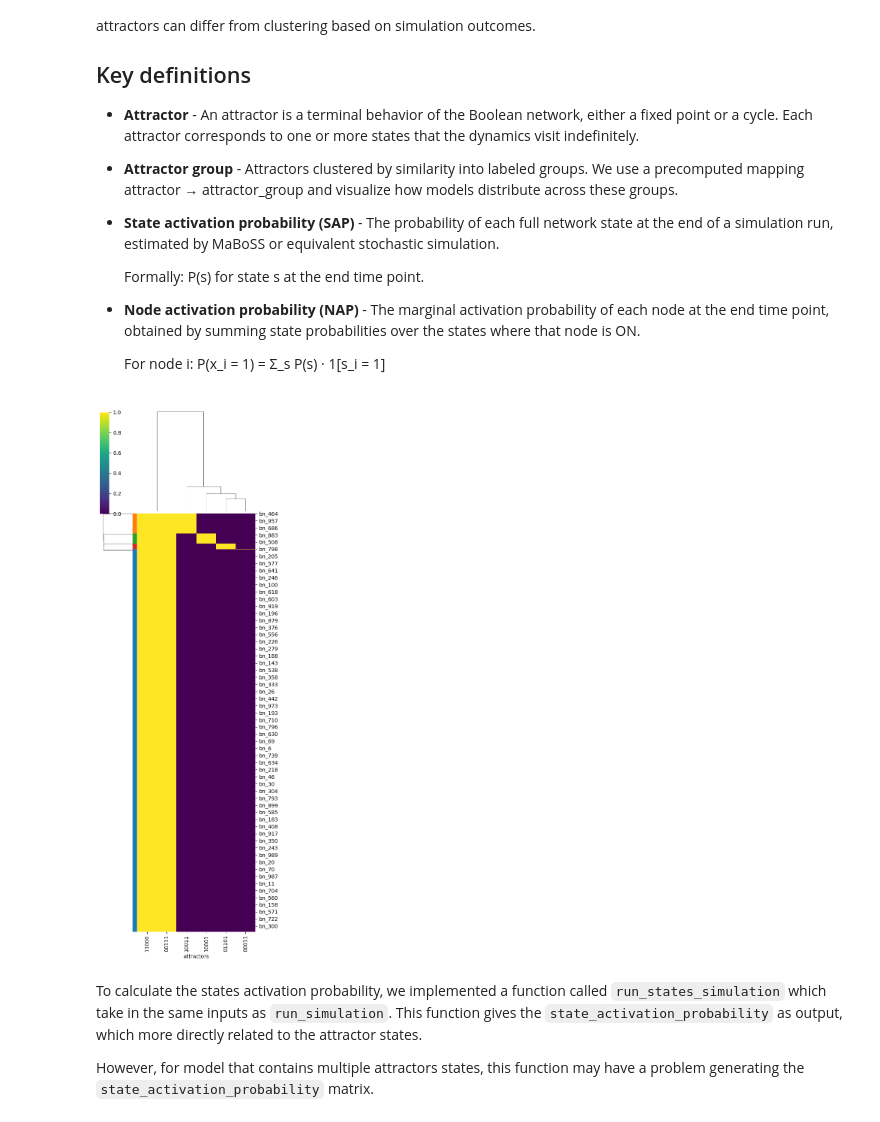
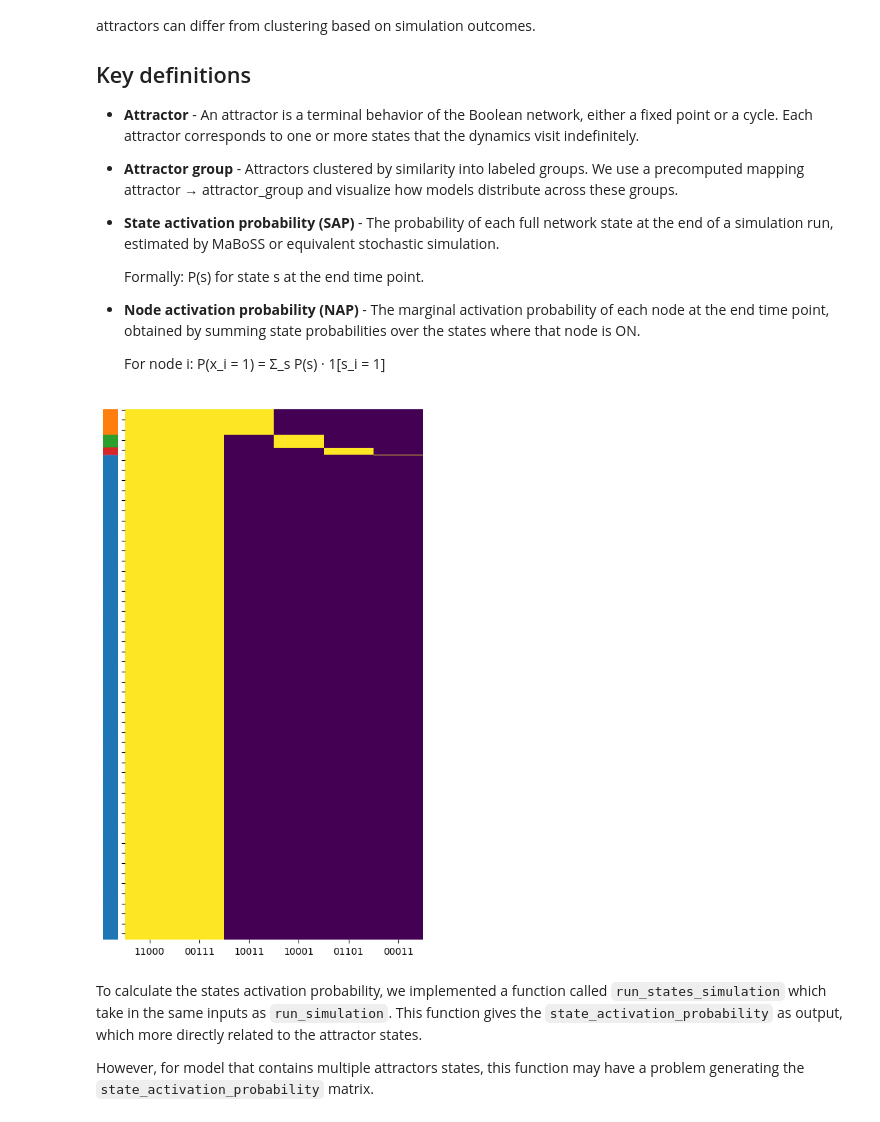
Before and after one commit to sysbio-curie/AstroLogics, a Jupyter notebook: scripts/SupplementaryAnalysis_Cortical Area Development_20862356.ipynb, the cells around one changed output. Drawn from its saved outputs; the diff is of its cells as text; code cells hidden in the pictures.

```diff
--- a/scripts/SupplementaryAnalysis_Cortical Area Development_20862356.ipynb
+++ b/scripts/SupplementaryAnalysis_Cortical Area Development_20862356.ipynb
@@ -127,20 +130,51 @@ The goal is to clarify how these objects relate, how to read the accompanying fi
 
     For node i: P(x_i = 1) = Σ_s P(s) · 1[s_i = 1]
 # %%
+from scipy.cluster.hierarchy import linkage, leaves_list
+
+# Transpose your data so rows are models/attractors
+data = attractor_data.transpose()
+
 # Map attractor group values to colors
 unique_groups = attractor_group['attractor_group'].unique()
 color_palette = sns.color_palette('tab10', len(unique_groups))
 color_map = dict(zip(unique_groups, color_palette))
-row_colors = attractor_data.columns.map(attractor_group_dict).map(color_map)
+row_colors = data.columns.map(attractor_group_dict).map(color_map)
 
-# After plotting clustermap
-g = sns.clustermap(attractor_data.transpose(), cmap='viridis', figsize=(5, 15), row_colors=row_colors)
+# Compute linkage matrix (default method is 'average', you can use 'ward', 'single', etc.)
+Z = linkage(data, method='average', metric='euclidean')
 
-# Get the reordered row indices
-ordered_rows = g.data2d.index
-plt.show()
+# Get the order of rows as in clustermap
+ordered_indices = leaves_list(Z)
+ordered_rows = data.index[ordered_indices]
+
+# Define the plotting data
+data = data.loc[ordered_rows, :]
+row_colors = ordered_rows.map(attractor_group_dict).map(color_map)
-# %% [output]
-[figure, removed]
+# %%
+# Add row color bar
+from matplotlib.colors import ListedColormap
+fig, ax = plt.subplots(figsize=(6, 10))
+sns.heatmap(data, ax=ax, cmap='viridis', cbar=False)
+ax.set_yticklabels([])
+#ax.set_xticklabels([])
+ax.set_xlabel(None)
+
+# Convert colors to RGB array
+row_colors_arr = np.array([mcolors.to_rgb(c) for c in row_colors])
+
+# Create a new axes for the color bar
+from mpl_toolkits.axes_grid1 import make_axes_locatable
+divider = make_axes_locatable(ax)
+color_ax = divider.append_axes("left", size="5%", pad=0.1)
+
+# Fix: show each color as a row in the color bar
+color_ax.imshow(row_colors_arr[:, np.newaxis], aspect='auto')
+color_ax.axis('off')
+
+plt.show()
+# %% [output]
+[figure, added]
 # %% [markdown]
 To calculate the states activation probability, we implemented a function called `run_states_simulation` which take in the same inputs as `run_simulation`. This function gives the `state_activation_probability` as output, which more directly related to the attractor states.
 
```
Also changed, not shown: parts of 4 cells of this notebook, 3 other files.
